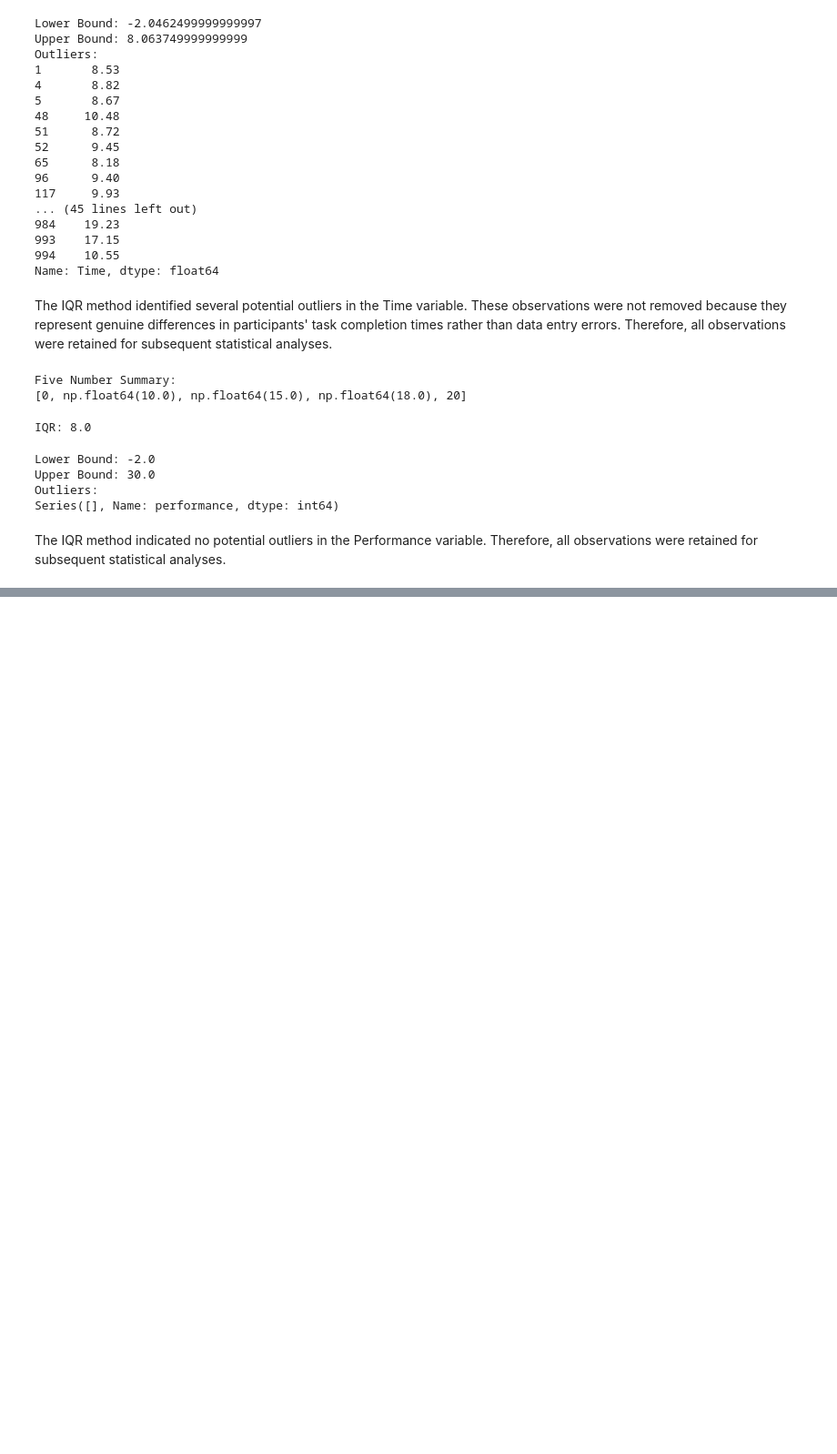
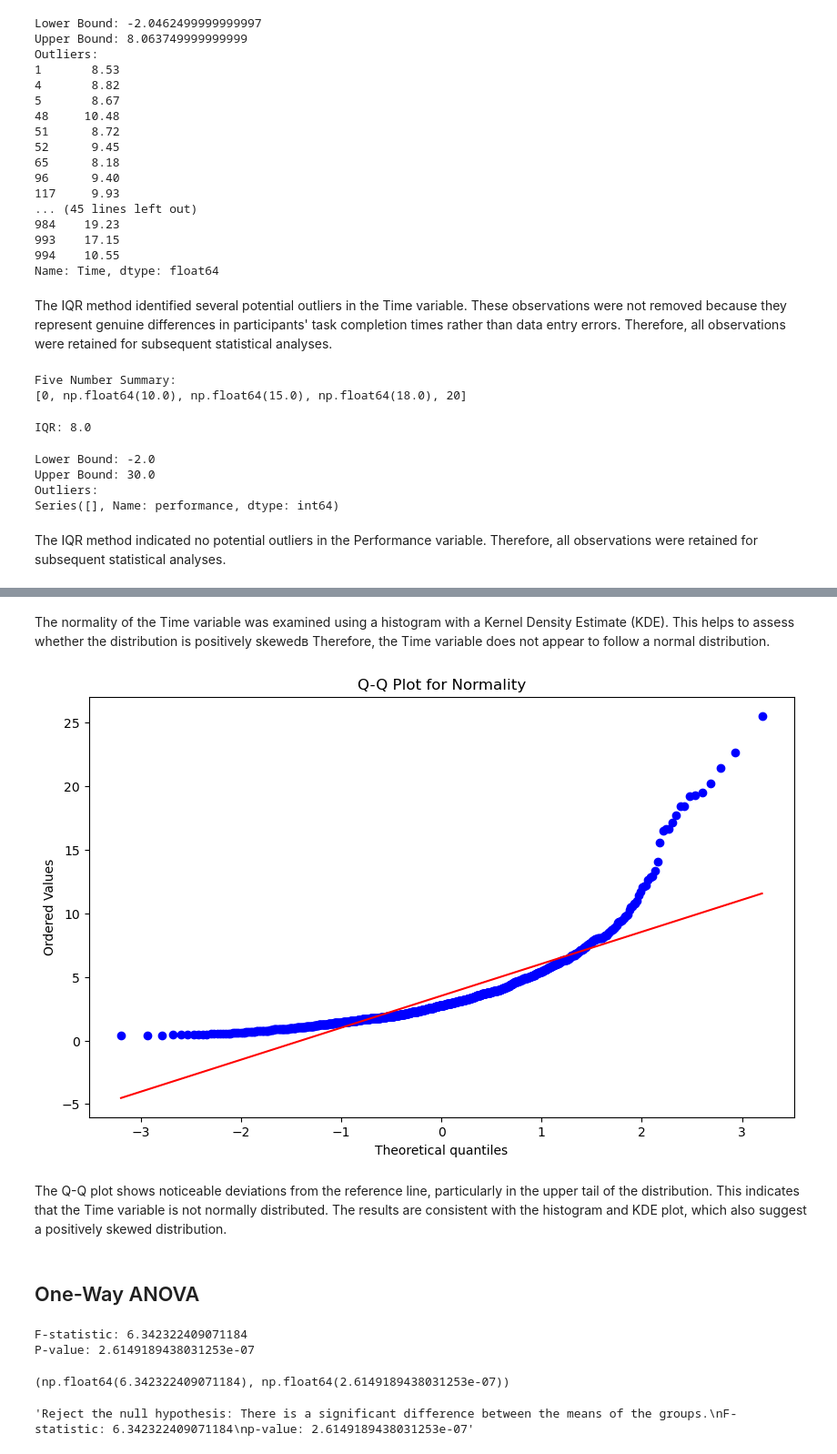
Before and after one commit to Chakuunaa/Evaluating-Dashboard-Design-Effectiveness-in-Data-Analytics, a Jupyter notebook: notebooks/01_Dissertation_Analysis.ipynb, the cells around one changed output, grey strips where cells are left out. Shown at 91% size. Drawn from its saved outputs; the diff is of its cells as text; code cells hidden in the pictures; blank space fills up the shorter version.

```diff
--- a/notebooks/01_Dissertation_Analysis.ipynb
+++ b/notebooks/01_Dissertation_Analysis.ipynb
@@ -629,0 +651,68 @@ The IQR method indicated no potential outliers in the Performance variable. Ther
+# %% [markdown]
+The normality of the Time variable was examined using a histogram with a Kernel Density Estimate (KDE). This helps to assess whether the distribution is positively skewedв Therefore, the Time variable does not appear to follow a normal distribution.
+# %%
+# Q-Q Plot to check normality visually
+import scipy.stats as stats
+
+plt.figure(figsize=(10, 6))
+stats.probplot(y, dist="norm", plot=plt)
+plt.title('Q-Q Plot for Normality')
+plt.show()
+# %% [output]
+[figure, added]
+# %% [markdown]
+The Q-Q plot shows noticeable deviations from the reference line, particularly in the upper tail of the distribution. This indicates that the Time variable is not normally distributed. The results are consistent with the histogram and KDE plot, which also suggest a positively skewed distribution.
+# %% [markdown]
+## One-Way ANOVA
+# %%
+from scipy import stats
+
+group1 = df[df["DB"] == 1]["performance"]
+group2 = df[df["DB"] == 2]["performance"]
+group3 = df[df["DB"] == 3]["performance"]
+group4 = df[df["DB"] == 4]["performance"]
+group5 = df[df["DB"] == 5]["performance"]
+group6 = df[df["DB"] == 6]["performance"]
+group7 = df[df["DB"] == 7]["performance"]
+group8 = df[df["DB"] == 8]["performance"]
+
+f_stat, p_value = stats.f_oneway(
+    group1,
+    group2,
+    group3,
+    group4,
+    group5,
+    group6,
+    group7,
+    group8
+)
+
+print("F-statistic:", f_stat)
+print("P-value:", p_value)
+# %% [output]
+F-statistic: 6.342322409071184
+P-value: 2.6149189438031253e-07
+# %%
+from scipy import stats
+
+# Perform One-Way ANOVA
+f_stat, p_value = stats.f_oneway(group1, group2, group3, group4, group5, group6, group7, group8)
+
+# Display the F-statistic and p-value
+f_stat, p_value
+# %% [output]
+(np.float64(6.342322409071184), np.float64(2.6149189438031253e-07))
+# %%
+# Set significance level (alpha)
+alpha = 0.05
+
+# Compare p-value with significance level to make a decision
+if p_value <= alpha:
+    result = f"Reject the null hypothesis: There is a significant difference between the means of the groups.\nF-statistic: {f_stat}\np-value: {p_value}"
+else:
+    result = f"Fail to reject the null hypothesis: There is no significant difference between the means of the groups.\nF-statistic: {f_stat}\np-value: {p_value}"
+
+# Display the decision
+result
+# %% [output]
+'Reject the null hypothesis: There is a significant difference between the means of the groups.\nF-statistic: 6.342322409071184\np-value: 2.6149189438031253e-07'
```
Also changed, not shown: parts of 9 cells of this notebook.
